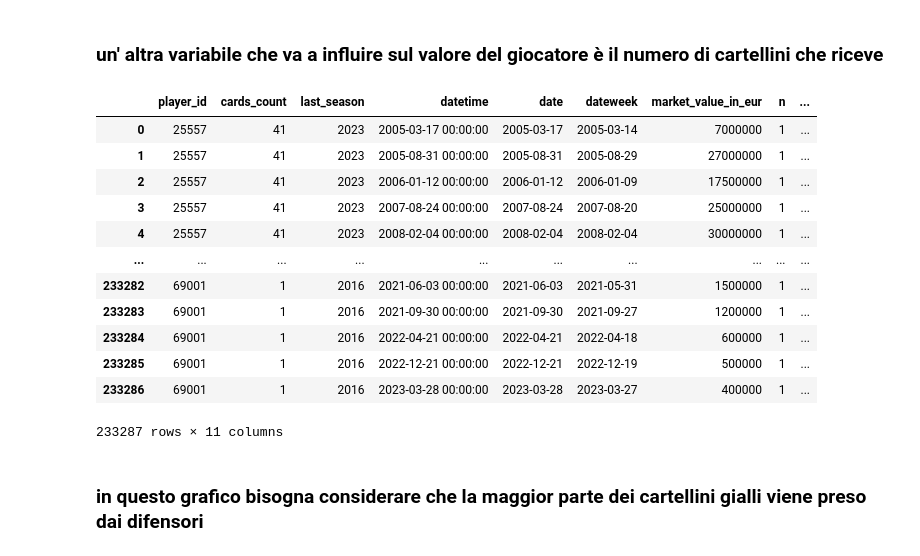
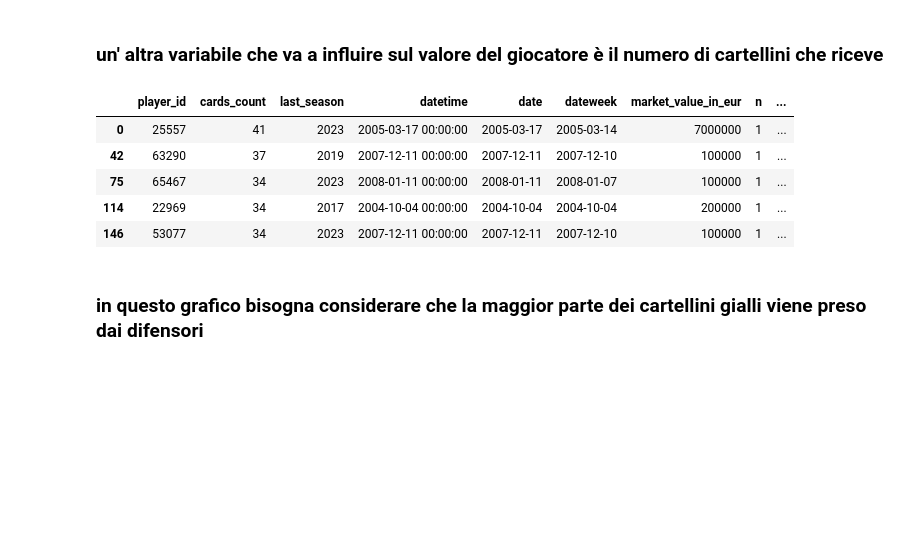
Before and after one commit to IUM-TWEB/Footbrawl, a Jupyter notebook: solution/DataAnalytics/Football_economy.ipynb, the cells around one changed output. Drawn from its saved outputs; the diff is of its cells as text; code cells hidden in the pictures; blank space fills up the shorter version.

```diff
--- a/solution/DataAnalytics/Football_economy.ipynb
+++ b/solution/DataAnalytics/Football_economy.ipynb
@@ -1,17 +1,18 @@
 # %%
+import geopandas as gpd
 import seaborn as sns
 import numpy as np
 import pandas as pd
 import matplotlib.pyplot as plt
 import altair as alt
-universal_path=" / " #inserisci qui il path in cui sono presenti i dile .csv
+universal_path="C:/Users/umber\Desktop\Assignment Data 2023-2024" #inserisci qui il path in cui sono presenti i dile .csv
 # %%
-player_valuations_df=pd.read_csv(universal_path+'player_valuations.csv')
-game_events_df=pd.read_csv(universal_path+'game_events.csv')
-games_df=pd.read_csv(universal_path+'games.csv')
-players_df=pd.read_csv(universal_path+'players.csv')
-game_lineups_df=pd.read_csv(universal_path+'game_lineups.csv')
-competition_df=pd.read_csv(universal_path+'competitions.csv')
+player_valuations_df=pd.read_csv(universal_path+'/player_valuations.csv')
+game_events_df=pd.read_csv(universal_path+'/game_events.csv')
+games_df=pd.read_csv(universal_path+'/games.csv')
+players_df=pd.read_csv(universal_path+'/players.csv')
+game_lineups_df=pd.read_csv(universal_path+'/game_lineups.csv')
+competition_df=pd.read_csv(universal_path+'/competitions.csv')
 # %% [markdown]
 ### seleziono solo le colonne necessarie e sostituisco le stringhe dei valori di mercato in varibili di tipo float
 # %%
@@ -392,25 +393,32 @@ final_chart.interactive()
 # %% [markdown]
 ### un' altra variabile che va a influire sul valore del giocatore è il numero di cartellini che riceve
 # %%
-# Calcolo del numero di cartellini gialli per giocatore
 yellow_cards_count = game_events_df[game_events_df['type'] == 'Cards']['player_id'].value_counts().reset_index()
 yellow_cards_count.columns = ['player_id', 'cards_count']
+
+# Unire il conteggio dei cartellini gialli con il DataFrame delle valutazioni dei giocatori
 player_valuations_df = pd.merge(yellow_cards_count, player_valuations_df, on='player_id')
-player_valuations_df
+
+# Rimuovere le colonne duplicate, se esistono
+columns_to_drop = ['cards_count_x', 'cards_count_y']
+
+# Verifica se le colonne esistono e rimuovile
+for col in columns_to_drop:
+    if col in player_valuations_df.columns:
+        player_valuations_df = player_valuations_df.drop(columns=[col])
+
+# Rimuovere i duplicati mantenendo solo il primo record per 'player_id'
+player_valuations_df = player_valuations_df.drop_duplicates(subset=['player_id'])
+
+# Visualizzare le prime righe del DataFrame per verificare
+player_valuations_df.head()
 # %% [output]
 |  | player_id | cards_count | last_season | datetime | date | dateweek | market_value_in_eur | n | ... |
 | 0 | 25557 | 41 | 2023 | 2005-03-17 00:00:00 | 2005-03-17 | 2005-03-14 | 7000000 | 1 | ... |
-| 1 | 25557 | 41 | 2023 | 2005-08-31 00:00:00 | 2005-08-31 | 2005-08-29 | 27000000 | 1 | ... |
-| 2 | 25557 | 41 | 2023 | 2006-01-12 00:00:00 | 2006-01-12 | 2006-01-09 | 17500000 | 1 | ... |
-| 3 | 25557 | 41 | 2023 | 2007-08-24 00:00:00 | 2007-08-24 | 2007-08-20 | 25000000 | 1 | ... |
-| 4 | 25557 | 41 | 2023 | 2008-02-04 00:00:00 | 2008-02-04 | 2008-02-04 | 30000000 | 1 | ... |
-| ... | ... | ... | ... | ... | ... | ... | ... | ... | ... |
-| 233282 | 69001 | 1 | 2016 | 2021-06-03 00:00:00 | 2021-06-03 | 2021-05-31 | 1500000 | 1 | ... |
-| 233283 | 69001 | 1 | 2016 | 2021-09-30 00:00:00 | 2021-09-30 | 2021-09-27 | 1200000 | 1 | ... |
-| 233284 | 69001 | 1 | 2016 | 2022-04-21 00:00:00 | 2022-04-21 | 2022-04-18 | 600000 | 1 | ... |
-| 233285 | 69001 | 1 | 2016 | 2022-12-21 00:00:00 | 2022-12-21 | 2022-12-19 | 500000 | 1 | ... |
-| 233286 | 69001 | 1 | 2016 | 2023-03-28 00:00:00 | 2023-03-28 | 2023-03-27 | 400000 | 1 | ... |
+| 42 | 63290 | 37 | 2019 | 2007-12-11 00:00:00 | 2007-12-11 | 2007-12-10 | 100000 | 1 | ... |
+| 75 | 65467 | 34 | 2023 | 2008-01-11 00:00:00 | 2008-01-11 | 2008-01-07 | 100000 | 1 | ... |
+| 114 | 22969 | 34 | 2017 | 2004-10-04 00:00:00 | 2004-10-04 | 2004-10-04 | 200000 | 1 | ... |
+| 146 | 53077 | 34 | 2023 | 2007-12-11 00:00:00 | 2007-12-11 | 2007-12-10 | 100000 | 1 | ... |
-233287 rows × 11 columns
 # %% [markdown]
 ### in questo grafico bisogna considerare che la maggior parte dei cartellini gialli viene preso dai difensori
 # %%
```
Also changed, not shown: parts of 16 cells of this notebook.
